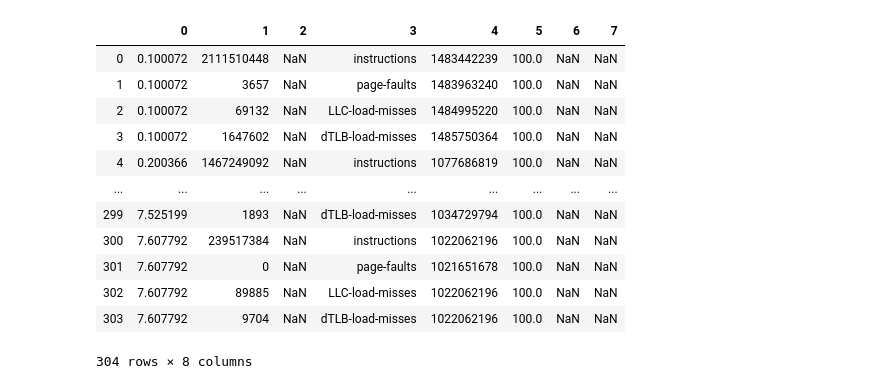
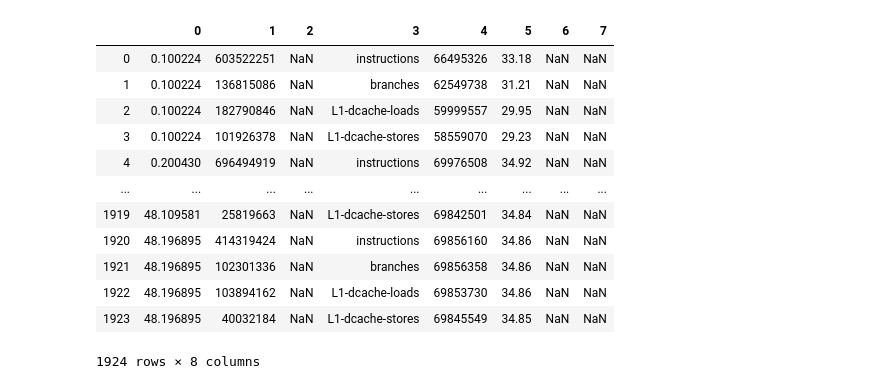
Before and after one commit to Sivateja0804/Detecting-Adversarial-Attacks-on-Artificial-Neural-Networks-Using-Performance-Counters, a Jupyter notebook: Code_Development_Phase_Files/line_graph_for_4_params.ipynb, the cells around one changed output. Drawn from its saved outputs; the diff is of its cells as text; code cells hidden in the pictures.

```diff
--- a/Code_Development_Phase_Files/line_graph_for_4_params.ipynb
+++ b/Code_Development_Phase_Files/line_graph_for_4_params.ipynb
@@ -4,24 +4,23 @@ import matplotlib.pyplot as plt
 import numpy as np
 %matplotlib inline
 # %%
-
-data_1=pd.read_csv(r"C:\Users\sivateja_k\Documents\ieee\adversial_image\output_100ms_1.csv",skiprows =1,header=None)
-data_2=pd.read_csv(r"C:\Users\sivateja_k\Documents\ieee\adversial_image\output_100ms_2.csv",skiprows =1,header=None)
+data_1=pd.read_csv(r"C:\Users\sivateja_k\Documents\ieee\adversial_image\Code_Development_Phase_Files\output_100ms_pred_1.csv",skiprows =1,header=None)
+data_2=pd.read_csv(r"C:\Users\sivateja_k\Documents\ieee\adversial_image\Code_Development_Phase_Files\output_100ms_pred_2.csv",skiprows =1,header=None)
 data_1
 # %% [output]
 |  | 0 | 1 | 2 | 3 | 4 | 5 | 6 | 7 |
-| 0 | 0.100072 | 2111510448 | NaN | instructions | 1483442239 | 100.0 | NaN | NaN |
-| 1 | 0.100072 | 3657 | NaN | page-faults | 1483963240 | 100.0 | NaN | NaN |
-| 2 | 0.100072 | 69132 | NaN | LLC-load-misses | 1484995220 | 100.0 | NaN | NaN |
-| 3 | 0.100072 | 1647602 | NaN | dTLB-load-misses | 1485750364 | 100.0 | NaN | NaN |
-| 4 | 0.200366 | 1467249092 | NaN | instructions | 1077686819 | 100.0 | NaN | NaN |
+| 0 | 0.100224 | 603522251 | NaN | instructions | 66495326 | 33.18 | NaN | NaN |
+| 1 | 0.100224 | 136815086 | NaN | branches | 62549738 | 31.21 | NaN | NaN |
+| 2 | 0.100224 | 182790846 | NaN | L1-dcache-loads | 59999557 | 29.95 | NaN | NaN |
+| 3 | 0.100224 | 101926378 | NaN | L1-dcache-stores | 58559070 | 29.23 | NaN | NaN |
+| 4 | 0.200430 | 696494919 | NaN | instructions | 69976508 | 34.92 | NaN | NaN |
 | ... | ... | ... | ... | ... | ... | ... | ... | ... |
-| 299 | 7.525199 | 1893 | NaN | dTLB-load-misses | 1034729794 | 100.0 | NaN | NaN |
-| 300 | 7.607792 | 239517384 | NaN | instructions | 1022062196 | 100.0 | NaN | NaN |
-| 301 | 7.607792 | 0 | NaN | page-faults | 1021651678 | 100.0 | NaN | NaN |
-| 302 | 7.607792 | 89885 | NaN | LLC-load-misses | 1022062196 | 100.0 | NaN | NaN |
-| 303 | 7.607792 | 9704 | NaN | dTLB-load-misses | 1022062196 | 100.0 | NaN | NaN |
+| 1919 | 48.109581 | 25819663 | NaN | L1-dcache-stores | 69842501 | 34.84 | NaN | NaN |
+| 1920 | 48.196895 | 414319424 | NaN | instructions | 69856160 | 34.86 | NaN | NaN |
+| 1921 | 48.196895 | 102301336 | NaN | branches | 69856358 | 34.86 | NaN | NaN |
+| 1922 | 48.196895 | 103894162 | NaN | L1-dcache-loads | 69853730 | 34.86 | NaN | NaN |
+| 1923 | 48.196895 | 40032184 | NaN | L1-dcache-stores | 69845549 | 34.85 | NaN | NaN |
-304 rows × 8 columns
+1924 rows × 8 columns
 # %%
 def add_param_values(param_list,val):
     if param_list ==[]:
```
Also changed, not shown: parts of 9 cells of this notebook.
